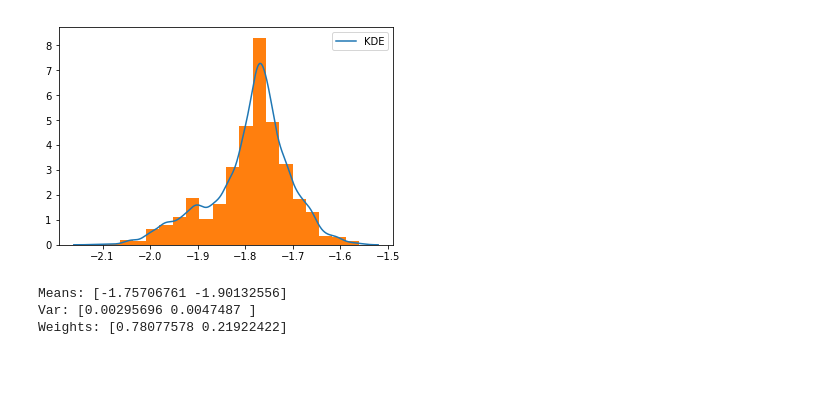
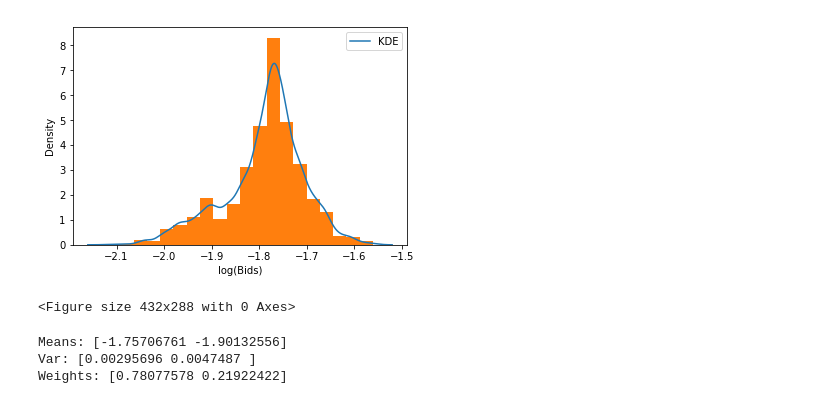
Before and after one commit to ericschulman/tx_milk_2yp, a Jupyter notebook: mixture.ipynb, the cells around one changed output. Drawn from its saved outputs; the diff is of its cells as text; code cells hidden in the pictures; blank space fills up the shorter version.

Commit message:
loaded new data

```diff
--- a/mixture.ipynb
+++ b/mixture.ipynb
@@ -30,17 +30,26 @@ plt.show()
 # %%
+#load data
+data = pd.read_csv('data/milk_join.csv')
+data.set_index('ROW')
+bids = np.array(data['WW'].dropna())
+
 #log transformation
 lbids = np.log(bids[ (.12<=bids) & (bids<=.21) ])
 
 #do kernel density estimation
 dens = sm.nonparametric.KDEUnivariate(lbids)
 dens.fit()
 
 plt.plot(dens.support, dens.density, label='KDE')
 plt.hist(lbids,20,density=True)
+plt.xlabel('log(Bids)')
+plt.ylabel('Density')
 plt.legend()
 plt.show()
+plt.savefig('bids_density.png')
 # %% [output]
-[figure, old version]
+[figure, new version]
+<Figure size 432x288 with 0 Axes>
 # %%
 #fit mixture model
 g = mixture.GaussianMixture(n_components=2)
```
Also changed, not shown: parts of 1 cell of this notebook.
